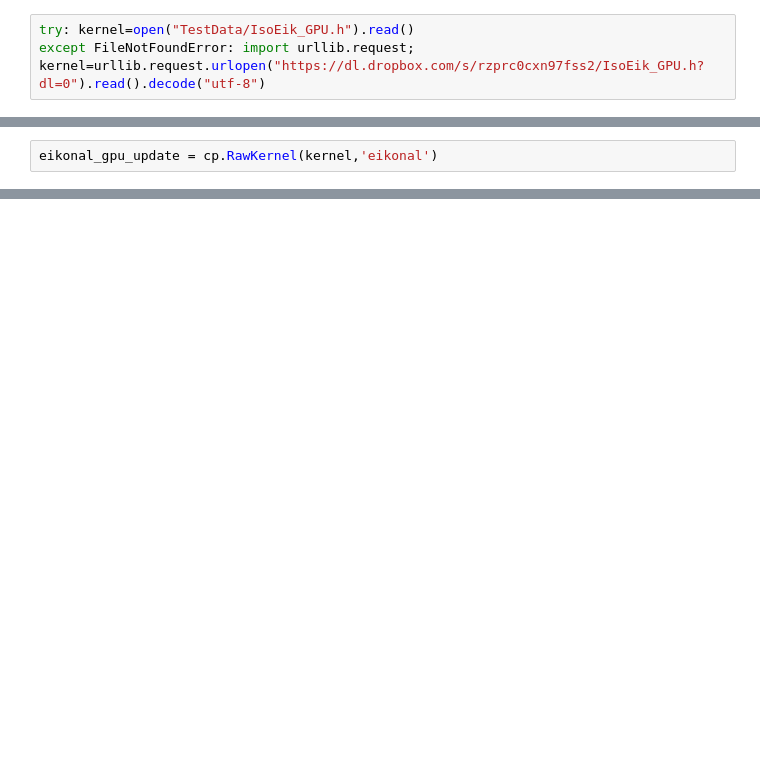
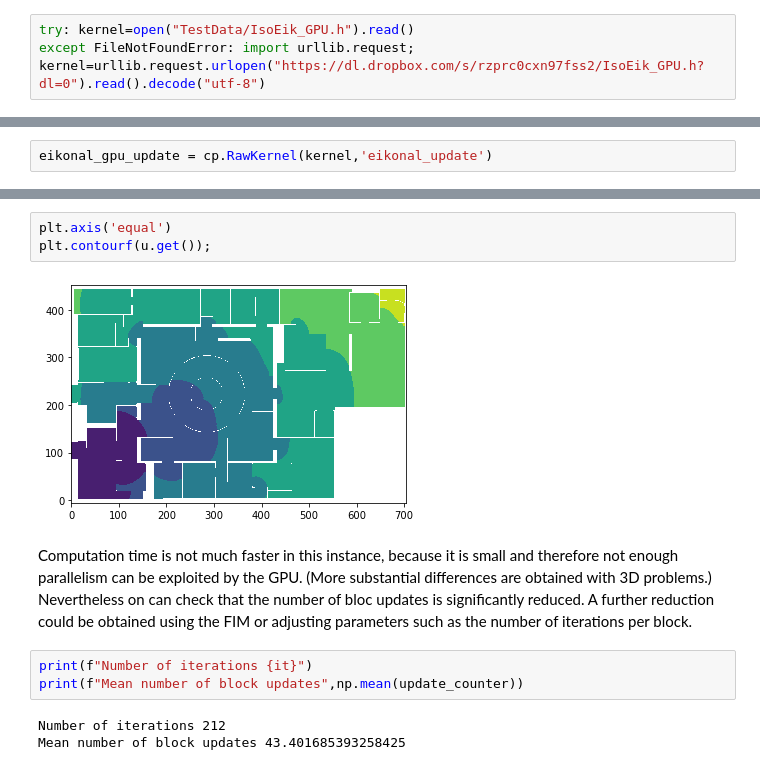
Before and after one commit to Mirebeau/AdaptiveGridDiscretizations, a Jupyter notebook: Notebooks_NonDiv/EikonalEulerian.ipynb, the cells around one changed output, grey strips where cells are left out. Drawn from its saved outputs; the diff is of its cells as text; blank space fills up the shorter version.

```diff
--- a/Notebooks_NonDiv/EikonalEulerian.ipynb
+++ b/Notebooks_NonDiv/EikonalEulerian.ipynb
@@ -537,2 +558,2 @@ int * update_list, char * update_next, int xmax_, int ymax_){
 # %%
-eikonal_gpu_update = cp.RawKernel(kernel,'eikonal')
+eikonal_gpu_update = cp.RawKernel(kernel,'eikonal_update')
@@ -585,0 +628,13 @@ for it in range(2000):
+# %%
+plt.axis('equal')
+plt.contourf(u.get());
+# %% [output]
+[figure, added]
+# %% [markdown]
+Computation time is not much faster in this instance, because it is small and therefore not enough parallelism can be exploited by the GPU. (More substantial differences are obtained with 3D problems.) Nevertheless on can check that the number of bloc updates is significantly reduced. A further reduction could be obtained using the FIM or adjusting parameters such as the number of iterations per block.
+# %%
+print(f"Number of iterations {it}")
+print(f"Mean number of block updates",np.mean(update_counter))
+# %% [output]
+Number of iterations 212
+Mean number of block updates 43.401685393258425
```
Also changed, not shown: parts of 39 cells of this notebook, 1 other file.
